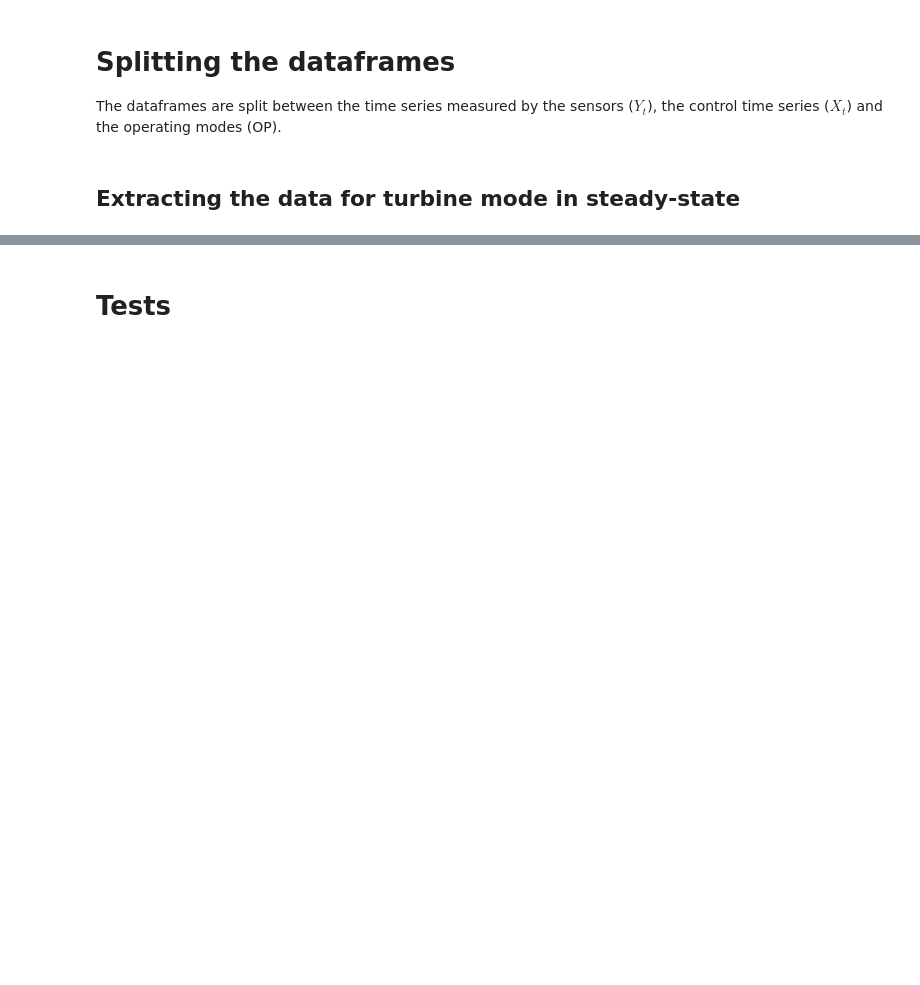
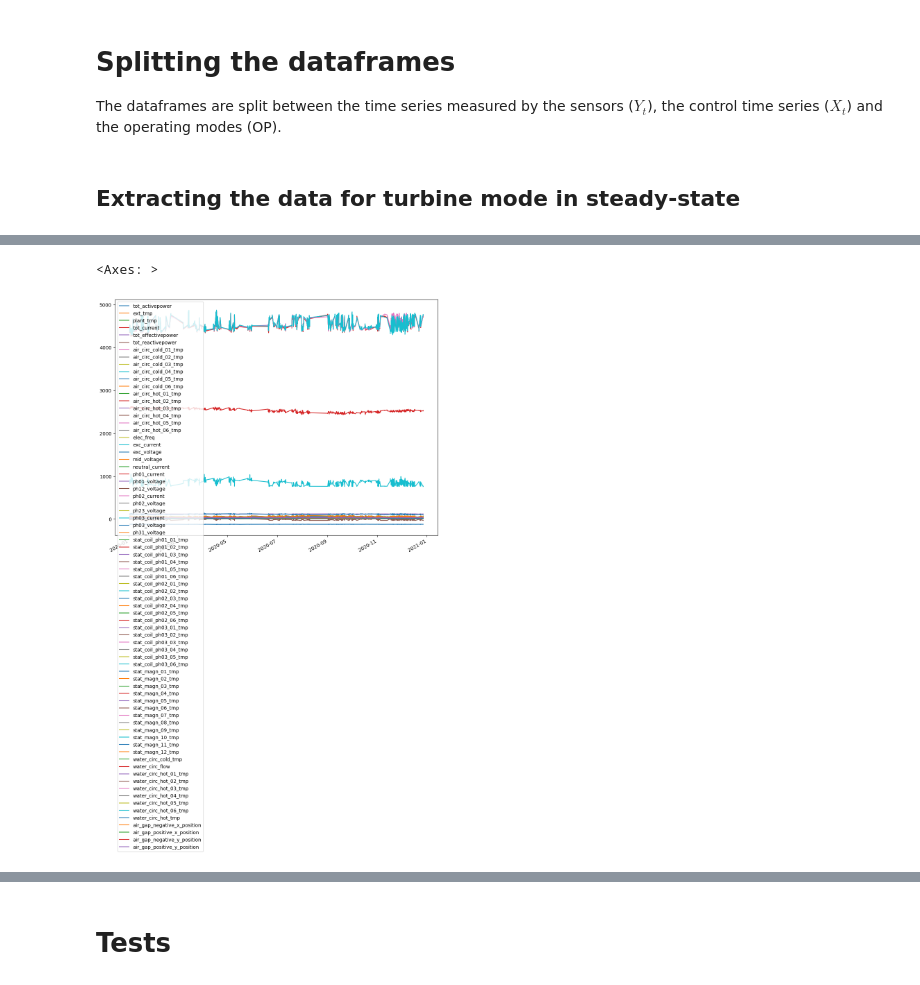
Before and after one commit to JiashengWan/MLPM, a Jupyter notebook: VARX_synthetic.ipynb, the cells around one changed output, grey strips where cells are left out. Drawn from its saved outputs; the diff is of its cells as text; code cells hidden in the pictures; blank space fills up the shorter version.

```diff
--- a/VARX_synthetic.ipynb
+++ b/VARX_synthetic.ipynb
@@ -170,0 +217,5 @@ control_df.loc[index_turbine_steady_state][::50].plot(figsize=(12,10))
+# %%
+sensors_df_pump_steady_state[::50].plot(figsize=(12,10))
+# %% [output]
+<Axes: >
+[figure, added]
```
Also changed, not shown: parts of 54 cells of this notebook, 2 other files.
